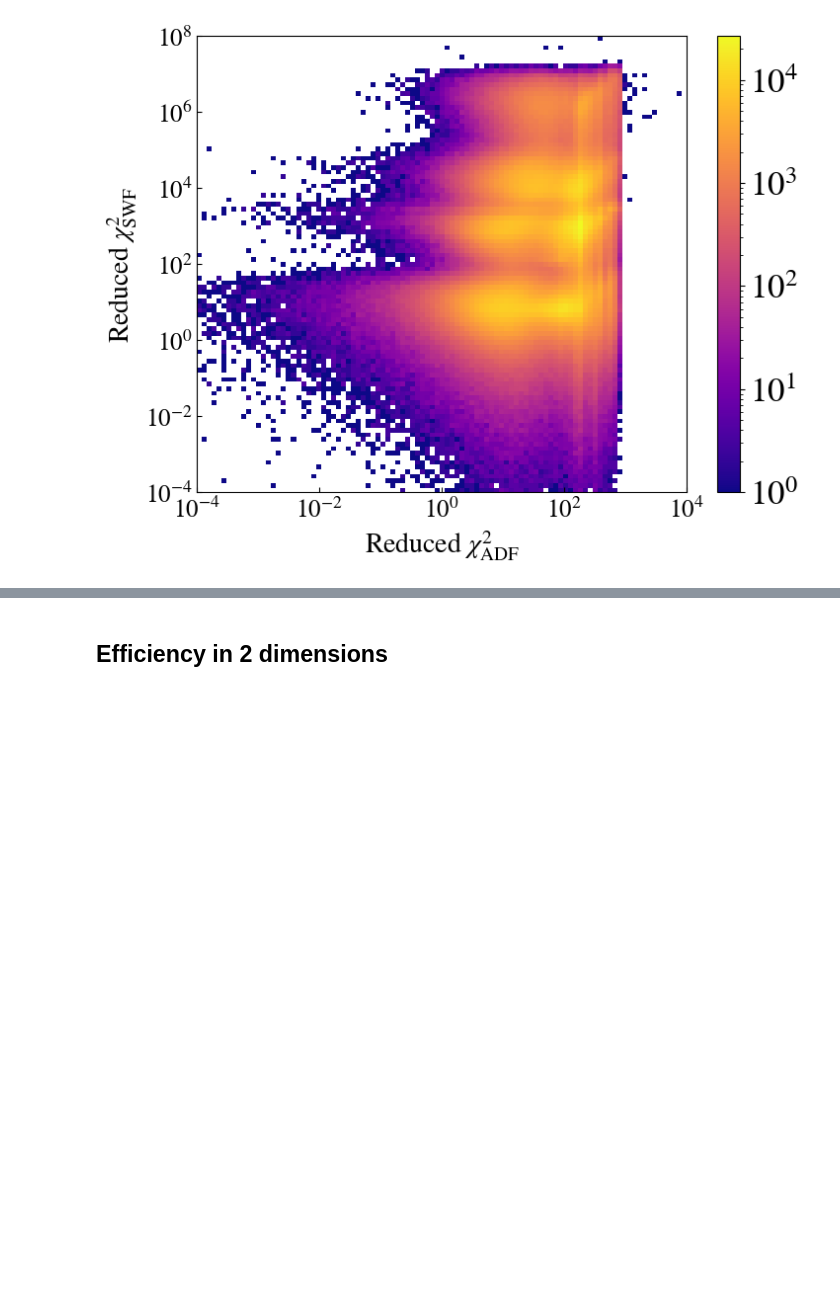
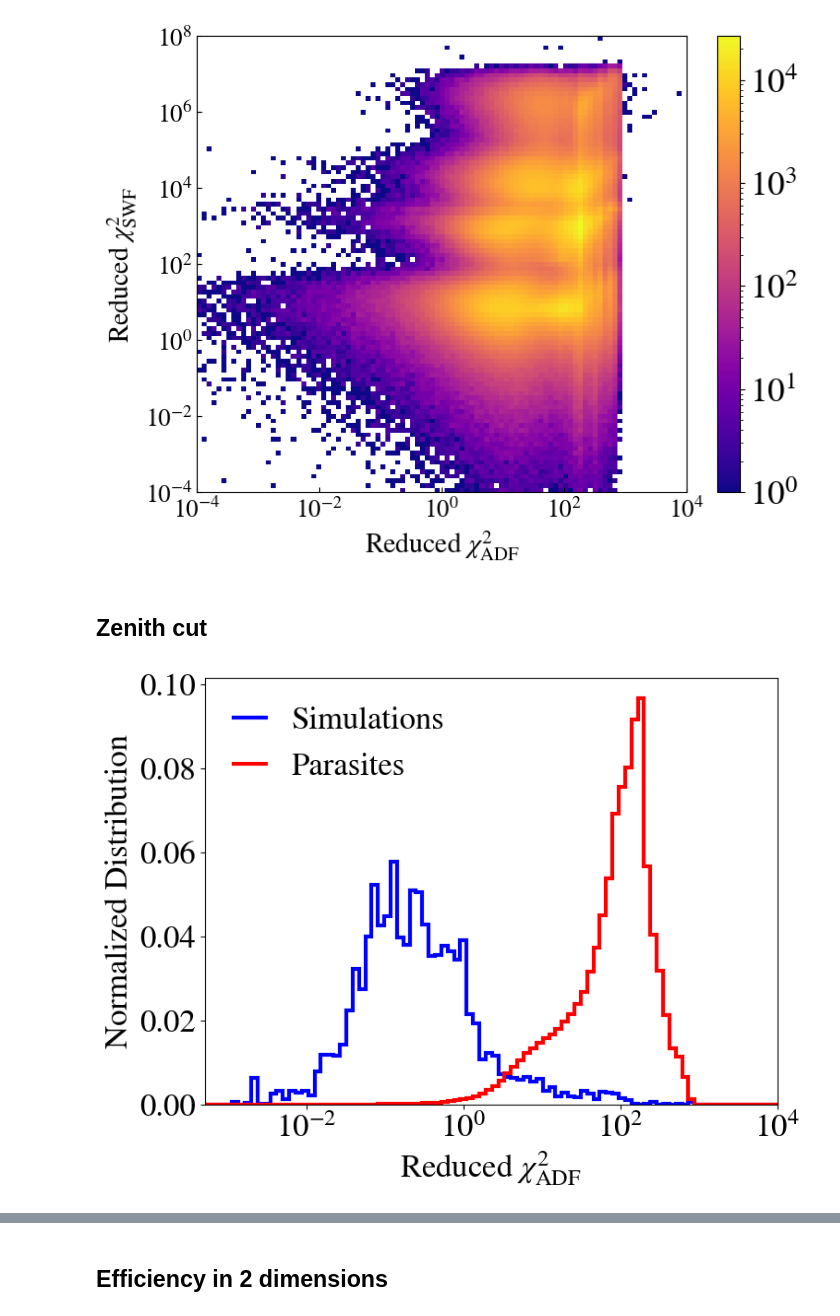
Before and after one commit to LavoisierJ/quantification, a Jupyter notebook: ADF_quant/1_plot_ADF_quant.ipynb, the cells around one changed output, grey strips where cells are left out. Drawn from its saved outputs; the diff is of its cells as text; code cells hidden in the pictures; blank space fills up the shorter version.

```diff
--- a/ADF_quant/1_plot_ADF_quant.ipynb
+++ b/ADF_quant/1_plot_ADF_quant.ipynb
@@ -371,3 +397,64 @@ plt.tick_params(axis="both",
 # add on the sides the distributions
 # %% [output]
 [figure]
+# %% [markdown]
+## Zenith cut
+# %%
+mask_CR_zenith_to_keep = (theta >= 60) & (theta <= 88)
+mask_CR_mine_to_get_rid = (phi >= 20) & (phi <= 40)
+mask_CR_tot = mask_CR_zenith_to_keep & ~mask_CR_mine_to_get_rid
+
+mask_parasites_zenith_to_keep = (parasites_theta*180/np.pi >= 60) & (parasites_theta*180/np.pi <= 88)
+mask_parasites_mine_to_get_rid = (parasites_phi*180/np.pi >= 20) & (parasites_phi*180/np.pi <= 40)
+mask_parasites_tot = mask_parasites_zenith_to_keep & ~mask_parasites_mine_to_get_rid
+# %%
+
+fig = plt.figure(figsize=(8, 6))
+
+hist_chi2_sims, _ = np.histogram(chi2_sims[mask_CR_tot],
+                                 bins=logbins,
+                                 weights=weights_events[mask_CR_tot]
+                                 )
+norm_hist_chi2_sims = hist_chi2_sims / np.sum(weights_events[mask_CR_tot])
+
+plt.stairs(norm_hist_chi2_sims,
+           logbins,
+           label='Simulations',
+        #    alpha=0.5,
+           color='blue',
+           linewidth=3,
+           )
+
+hist_chi2_parasites, _ = np.histogram(parasites_ADF_chi2[mask_parasites_tot],
+                                        bins=logbins
+                                        )
+norm_hist_chi2_parasites = hist_chi2_parasites / len(parasites_ADF_chi2[mask_parasites_tot])
+
+
+plt.stairs(norm_hist_chi2_parasites,
+           logbins,
+           label='Parasites',
+        #    alpha=0.5,
+           color='red',
+           linewidth=3,
+           )
+
+
+plt.xlabel(r'Reduced $\chi^2_{\rm ADF}$')
+plt.ylabel('Normalized Distribution')
+plt.xlim(5e-4, 1e4)
+# plt.title('Distribution of Reduced chi2 for Simulations')
+plt.xscale('log')
+plt.legend(loc="upper left",
+           frameon=False,
+           handlelength=1
+           )
+
+# plt.savefig(f"/sps/grand/jlavoisier/code/quantification/0_plots_article/ADF_distrib_tot.pdf",
+#             format='pdf',
+#             dpi=300,
+#             bbox_inches = "tight"
+#             )
+plt.show()
+# %% [output]
+[figure, added]
```
Also changed, not shown: parts of 8 cells of this notebook, 13 other files.
